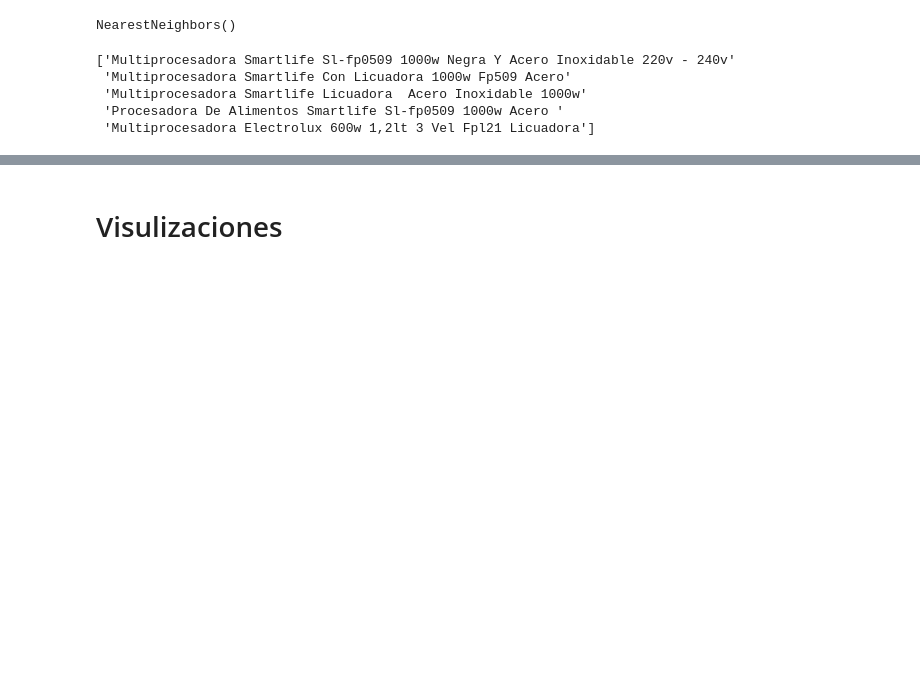
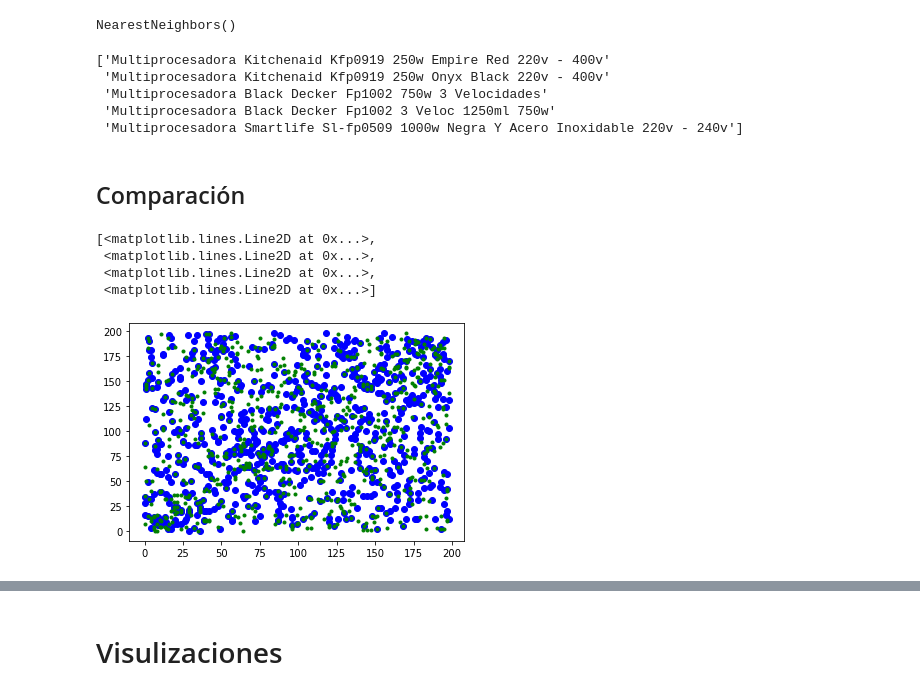
Before and after one commit to PatricioClark/MeLiChallenge, a Jupyter notebook: MeLi_DS_Challenge.ipynb, the cells around one changed output, grey strips where cells are left out. Drawn from its saved outputs; the diff is of its cells as text; code cells hidden in the pictures; blank space fills up the shorter version.

```diff
--- a/MeLi_DS_Challenge.ipynb
+++ b/MeLi_DS_Challenge.ipynb
@@ -156,19 +156,37 @@ print(np.array(titles)[res[0]])
  'Multiprocesadora Smartlife Licuadora  Acero Inoxidable 1000w'
  'Multiprocesadora Smartlife Con Licuadora 1000w Fp509 Acero'
  'Multiprocesadora Liliana Fullpros Am790 1000w Negra 220v - 240v']
+# %%
+total_text_dist, total_text_idxs = nnalg_text.kneighbors(X)
 # %% [markdown]
 ## Agrupación por atributos
 # %%
+# Armo el mapa
+attributes = attributes/attributes.max()
 nnalg_attr = skneigh.NearestNeighbors()
 nnalg_attr.fit(attributes)
 # %% [output]
 NearestNeighbors()
 # %%
+# Realizo la predicción
 res = nnalg_attr.kneighbors(target_attr, return_distance=False)
 print(np.array(titles)[res[0]])
 # %% [output]
-['Multiprocesadora Smartlife Sl-fp0509 1000w Negra Y Acero Inoxidable 220v - 240v'
- 'Multiprocesadora Smartlife Con Licuadora 1000w Fp509 Acero'
- 'Multiprocesadora Smartlife Licuadora  Acero Inoxidable 1000w'
- 'Procesadora De Alimentos Smartlife Sl-fp0509 1000w Acero '
- 'Multiprocesadora Electrolux 600w 1,2lt 3 Vel Fpl21 Licuadora']
+['Multiprocesadora Kitchenaid Kfp0919 250w Empire Red 220v - 400v'
+ 'Multiprocesadora Kitchenaid Kfp0919 250w Onyx Black 220v - 400v'
+ 'Multiprocesadora Black Decker Fp1002 750w 3 Velocidades'
+ 'Multiprocesadora Black Decker Fp1002 3 Veloc 1250ml 750w'
+ 'Multiprocesadora Smartlife Sl-fp0509 1000w Negra Y Acero Inoxidable 220v - 240v']
+# %%
+total_attr_dist, total_attr_idxs = nnalg_attr.kneighbors(attributes)
+# %% [markdown]
+## Comparación
+# %%
+plt.plot(total_attr_idxs[:,1:], 'bo')
+plt.plot(total_text_idxs[:,1:], 'g.')
+# %% [output]
+[<matplotlib.lines.Line2D at 0x...>,
+ <matplotlib.lines.Line2D at 0x...>,
+ <matplotlib.lines.Line2D at 0x...>,
+ <matplotlib.lines.Line2D at 0x...>]
+[figure, added]
```
Also changed, not shown: parts of 6 cells of this notebook.
